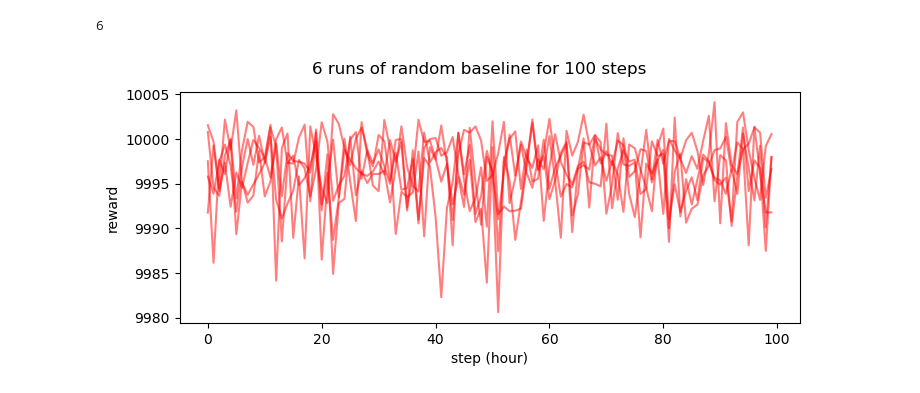
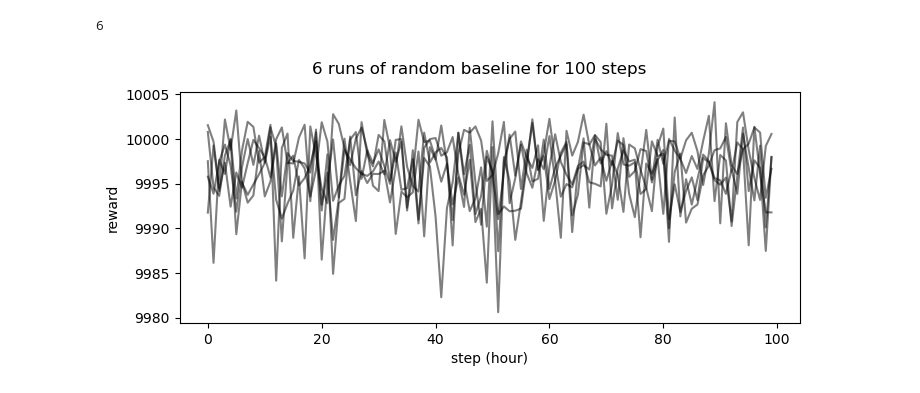
Before and after one commit to f-krause/uio-AIEI-project-1, a Jupyter notebook: notebooks/baseline.ipynb, the cells around one changed output. Saved outputs shown, nothing was run; the diff lists cells and outputs as text; code cells hidden in the pictures.

```diff
--- a/notebooks/baseline.ipynb
+++ b/notebooks/baseline.ipynb
@@ -49,15 +53,16 @@ env = MicrogridEnv(data_dict)
 env.action_space.seed(42)
 observation, info = env.reset(seed=42)
 
-runs = [[]]
+runs = [([],[])]
 for epoch in range(500):
     action = env.action_space.sample() # TODO: this should probably come from our model
     observation, reward, terminated, truncated, info = env.step(action)
-    runs[-1].append(reward)
+    runs[-1][0].append(observation)
+    runs[-1][1].append(reward)
 
     if terminated or truncated:
         observation, info = env.reset()
-        runs += [[]]
+        runs += [([], [])]
 
 env.close()
 # %%
@@ -67,9 +72,9 @@ len(runs)
 # %%
 plt.figure(figsize=(8,3))
 plt.suptitle("%d runs of random baseline for %d steps" % (len(runs), len(env_df)))
 plt.xlabel("step (hour)")
 plt.ylabel("reward")
-for run in runs:
-  plt.plot(run, c="r", alpha=.5)
+for _, rewards in runs:
+  plt.plot(rewards, c="k", alpha=.5)
 # %% [output]
-[figure, old version]
+[figure, new version]
```
Also changed, not shown: parts of 1 cell of this notebook, 7 other files.
